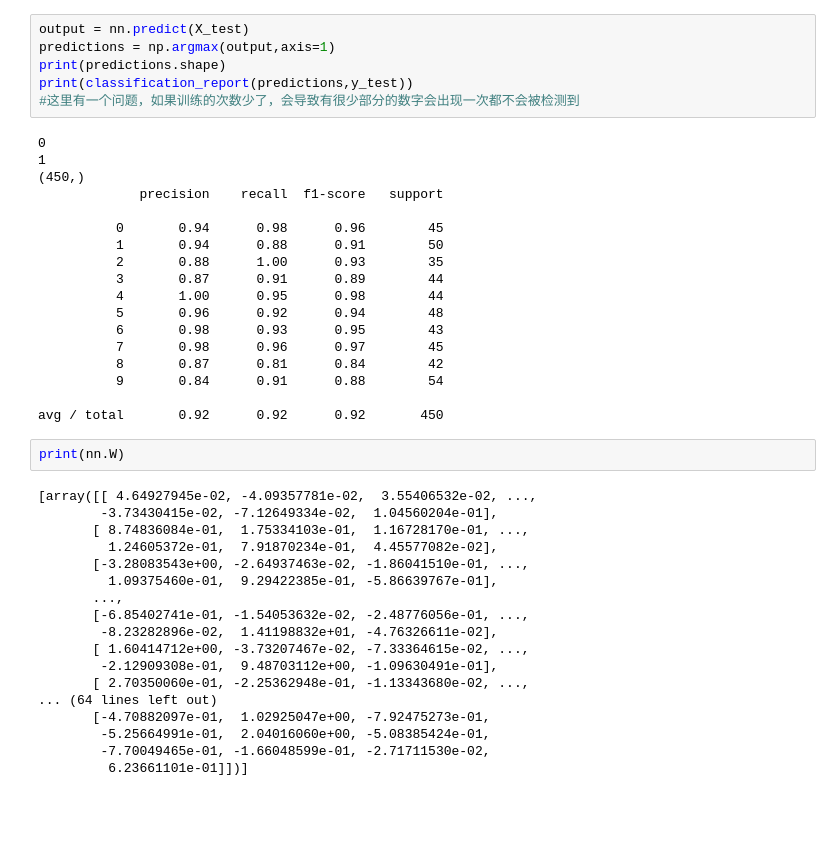
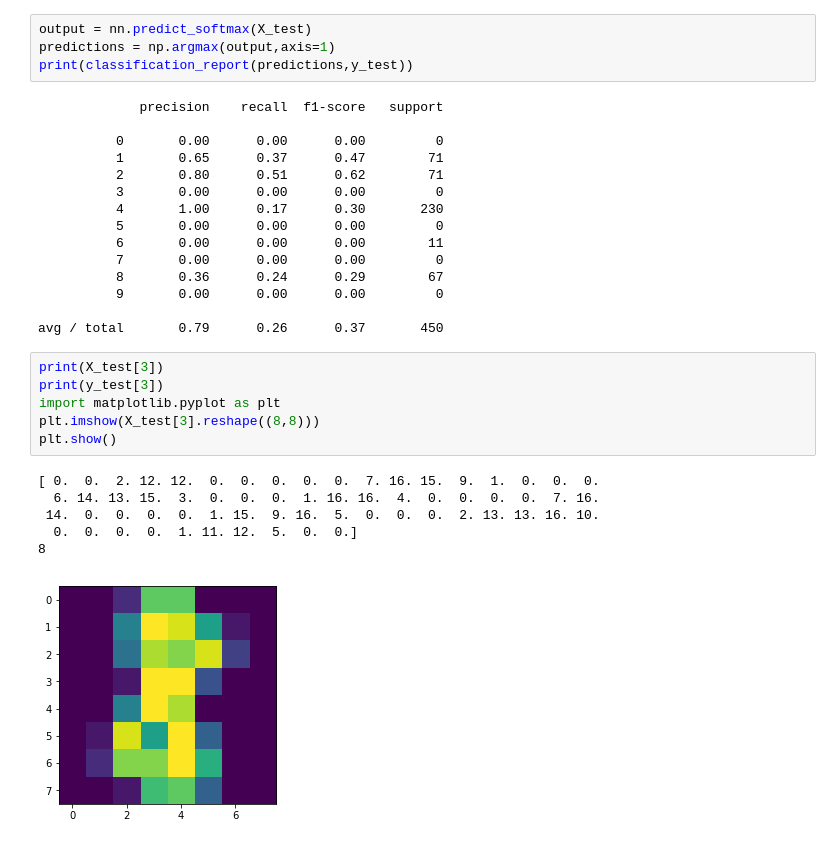
Before and after one commit to wtSerious/Learning, a Jupyter notebook: MachineLearning/Network/Bp_NeuralNetwork.ipynb, the cells around one changed output. Cells and saved outputs as stored; diff of their text form; blank space fills up the shorter version.

```diff
--- a/MachineLearning/Network/Bp_NeuralNetwork.ipynb
+++ b/MachineLearning/Network/Bp_NeuralNetwork.ipynb
@@ -158,44 +222,32 @@ nn.fit(X_train, labels_train,epochs=1000,displayUpdate=10,batch_size=256)
 # %%
-output = nn.predict(X_test)
+output = nn.predict_softmax(X_test)
 predictions = np.argmax(output,axis=1)
-print(predictions.shape)
 print(classification_report(predictions,y_test))
-#这里有一个问题，如果训练的次数少了，会导致有很少部分的数字会出现一次都不会被检测到
 # %% [output]
-0
-1
-(450,)
              precision    recall  f1-score   support
 
-          0       0.94      0.98      0.96        45
-          1       0.94      0.88      0.91        50
-          2       0.88      1.00      0.93        35
-          3       0.87      0.91      0.89        44
-          4       1.00      0.95      0.98        44
-          5       0.96      0.92      0.94        48
-          6       0.98      0.93      0.95        43
-          7       0.98      0.96      0.97        45
-          8       0.87      0.81      0.84        42
-          9       0.84      0.91      0.88        54
+          0       0.00      0.00      0.00         0
+          1       0.65      0.37      0.47        71
+          2       0.80      0.51      0.62        71
+          3       0.00      0.00      0.00         0
+          4       1.00      0.17      0.30       230
+          5       0.00      0.00      0.00         0
+          6       0.00      0.00      0.00        11
+          7       0.00      0.00      0.00         0
+          8       0.36      0.24      0.29        67
+          9       0.00      0.00      0.00         0
 
-avg / total       0.92      0.92      0.92       450
+avg / total       0.79      0.26      0.37       450
-# %%
-print(nn.W)
-# %% [output]
-[array([[ 4.64927945e-02, -4.09357781e-02,  3.55406532e-02, ...,
-        -3.73430415e-02, -7.12649334e-02,  1.04560204e-01],
-       [ 8.74836084e-01,  1.75334103e-01,  1.16728170e-01, ...,
-         1.24605372e-01,  7.91870234e-01,  4.45577082e-02],
-       [-3.28083543e+00, -2.64937463e-02, -1.86041510e-01, ...,
-         1.09375460e-01,  9.29422385e-01, -5.86639767e-01],
-       ...,
-       [-6.85402741e-01, -1.54053632e-02, -2.48776056e-01, ...,
-        -8.23282896e-02,  1.41198832e+01, -4.76326611e-02],
-       [ 1.60414712e+00, -3.73207467e-02, -7.33364615e-02, ...,
-        -2.12909308e-01,  9.48703112e+00, -1.09630491e-01],
-       [ 2.70350060e-01, -2.25362948e-01, -1.13343680e-02, ...,
-... (64 lines left out)
-       [-4.70882097e-01,  1.02925047e+00, -7.92475273e-01,
-        -5.25664991e-01,  2.04016060e+00, -5.08385424e-01,
-        -7.70049465e-01, -1.66048599e-01, -2.71711530e-02,
-         6.23661101e-01]])]
+# %%
+print(X_test[3])
+print(y_test[3])
+import matplotlib.pyplot as plt
+plt.imshow(X_test[3].reshape((8,8)))
+plt.show()
+# %% [output]
+[ 0.  0.  2. 12. 12.  0.  0.  0.  0.  0.  7. 16. 15.  9.  1.  0.  0.  0.
+  6. 14. 13. 15.  3.  0.  0.  0.  1. 16. 16.  4.  0.  0.  0.  0.  7. 16.
+ 14.  0.  0.  0.  0.  1. 15.  9. 16.  5.  0.  0.  0.  2. 13. 13. 16. 10.
+  0.  0.  0.  0.  1. 11. 12.  5.  0.  0.]
+8
+[figure, added]
```
Also changed, not shown: parts of 7 cells of this notebook, 2 other files.
